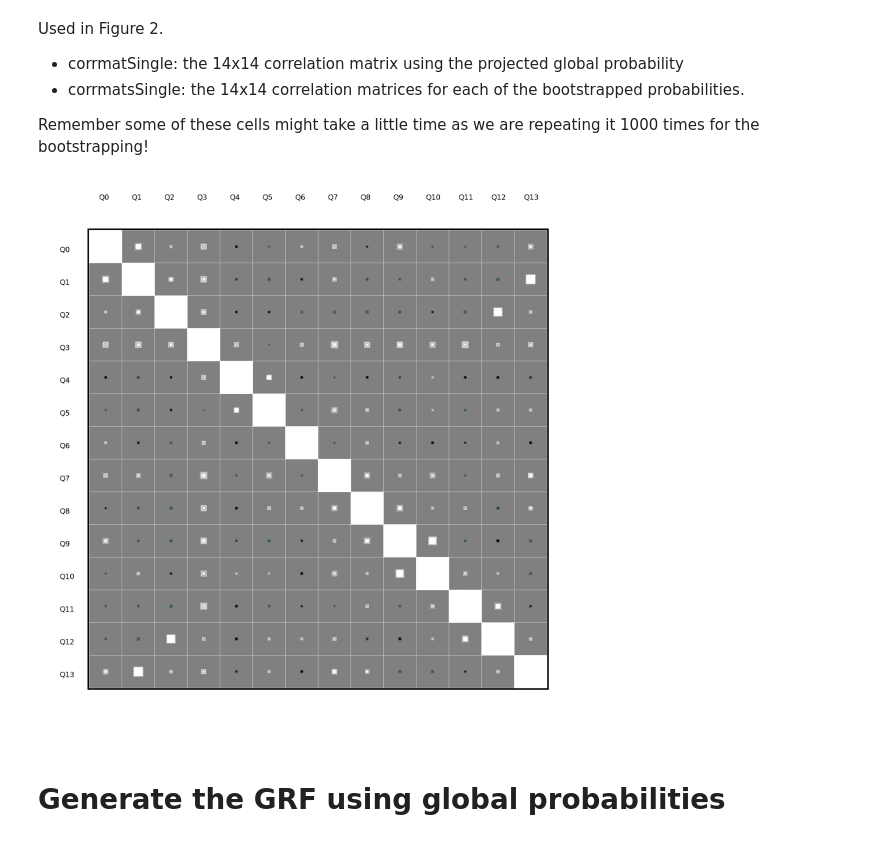
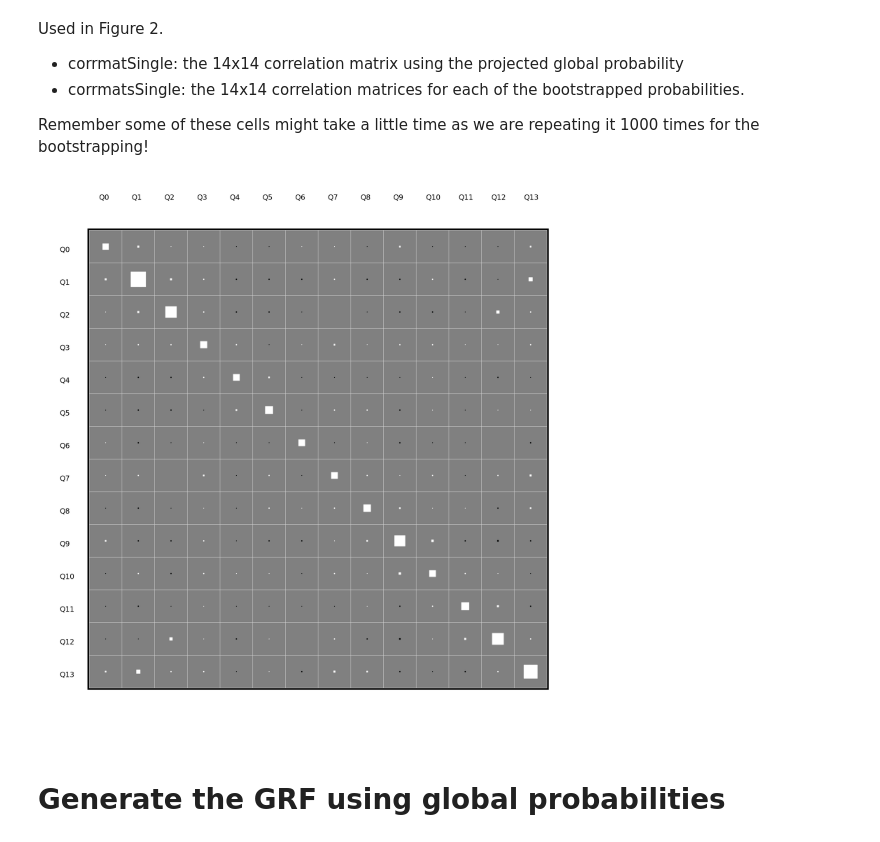
Before and after one commit to rharper2/Juqst.jl, a Jupyter notebook: docs/examples/quantumNoise/SingleQubitProtocol.ipynb, the cells around one changed output. Saved outputs shown, nothing was run; the diff lists cells and outputs as text; code cells hidden in the pictures.

```diff
--- a/docs/examples/quantumNoise/SingleQubitProtocol.ipynb
+++ b/docs/examples/quantumNoise/SingleQubitProtocol.ipynb
@@ -282,6 +310,9 @@ Remember some of these cells might take a little time as we are repeating it 100
 # %%
 corrmatSingle = correlationMatrix(singlePps);
 corrmatsSingle = @showprogress [correlationMatrix(x) for x in thousandSPps];
+# %%
+covmatSingle = covarianceMatrix(singlePps);
+covmatsSingle = @showprogress [correlationMatrix(x) for x in thousandSPps];
 # %%
 # For each cell in the correlation matrix, choose the high and low bootstrapped values (at the approp. sigma bounds)
 highCorrSingle = [extractEnds(sort(map(x->x[b,a],corrmatsSingle)),low=159,high=841)[2] for a in 1:14, b in 1:14]
@@ -289,18 +323,18 @@ lowCorrSingle =  [extractEnds(sort(map(x->x[b,a],corrmatsSingle)),low=159,high=8
 # %%
 ## This is a conventional hinton plot
 # Large figure size gives us a crisp plot
 fig = figure("Slightly larger",figsize=(34,34))
 
-covhinton(corrmatSingle,1,gca(),
-    highCorr = highCorrSingle,
-    lowCorr =  lowCorrSingle,
+covhinton(covmatSingle,0.1,gca(),
+    #highCorr = highCovSingle,
+    #lowCorr =  lowCovSingle,
     addScale=false,addAxis=true,adjust=0.8,addOneAxis=true,showQubits=false,fontsize=24,stagger=false)
 
 
-#PyPlot.savefig("./SavedPDFs/OnequbitCorr_1Sigma.pdf", bbox_inches = "tight", pad_inches = 0)
+PyPlot.savefig("./SavedPDFs/OnequbitCov_0.1_v2.pdf", bbox_inches = "tight", pad_inches = 0)
 #PyPlot.savefig("./SavedPNGs/OnequbitCorr_1Sigma.png", bbox_inches = "tight", pad_inches = 0)
 # %% [output]
-[figure, old version]
+[figure, new version]
 # %% [markdown]
 # Generate the GRF using global probabilities
 # %% [markdown]
```
Also changed, not shown: parts of 3 cells of this notebook, 1 other file.
